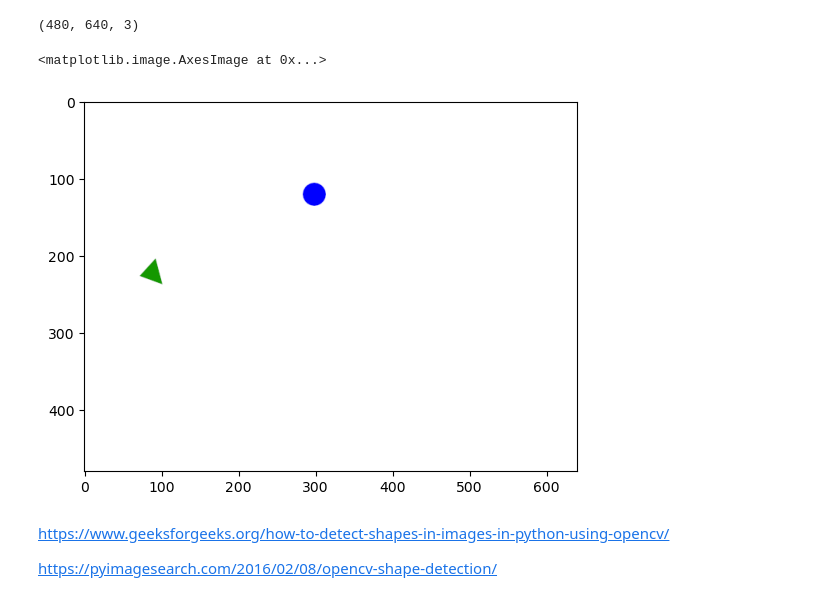
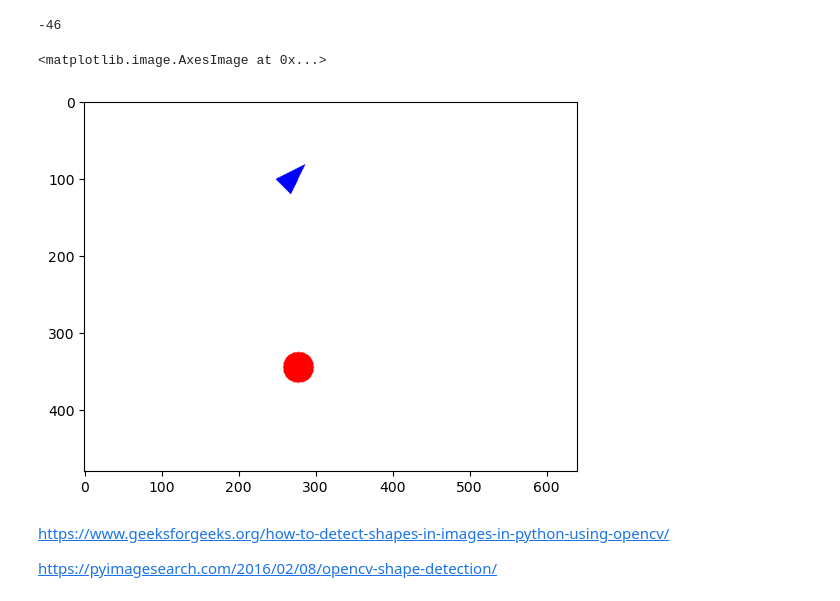
Before and after one commit to ValverDEV/RocketLeagueIRL, a Jupyter notebook: pruebas_cv2.ipynb, the cells around one changed output. Drawn from its saved outputs; the diff is of its cells as text; code cells hidden in the pictures.

```diff
--- a/pruebas_cv2.ipynb
+++ b/pruebas_cv2.ipynb
@@ -26,7 +13,6 @@ image = cv2.imread('prueba1.png')
-# %%
-print(image.shape)
-plt.imshow(image)
-# %% [output]
-(480, 640, 3)
-<matplotlib.image.AxesImage at 0x...>
-[figure, removed]
+# %%
+# Constants
+
+circle_radius = 20
+goal_center = Vector2D(640, 480/2)
+H = 40
@@ -33,3 +65,30 @@ plt.imshow(image)
+# %%
+# Add padding to field
+pad_field_x = 100+circle_radius
+pad_field_y = 50+circle_radius
+
+# Create random location for ball in the field
+circle_center_x = np.random.randint(pad_field_x, 640 - pad_field_x)
+circle_center_y = np.random.randint(pad_field_y, 480 - pad_field_y)
+circle_center = Vector2D(circle_center_x, circle_center_y)
+
+# Define triangle (car) orientation
+angle = np.random.randint(-90, 90)
+print(angle)
+
+# Create random location for triangle in the field
+triangle_center_x = np.random.randint(H*2, circle_center_x - 10)
+triangle_center_y = np.random.randint(H*2, circle_center_y - 10)
+
+# Turn location into Vector class
+triangle_center = Vector2D(triangle_center_x, triangle_center_y)
+
+img = draw_image(triangle_center, angle, circle_center)
+plt.imshow(img)
+# %% [output]
+-46
+<matplotlib.image.AxesImage at 0x...>
+[figure, added]
 # %% [markdown]
 https://www.geeksforgeeks.org/how-to-detect-shapes-in-images-in-python-using-opencv/
 
```
Also changed, not shown: parts of 21 cells of this notebook, 1 other file.
